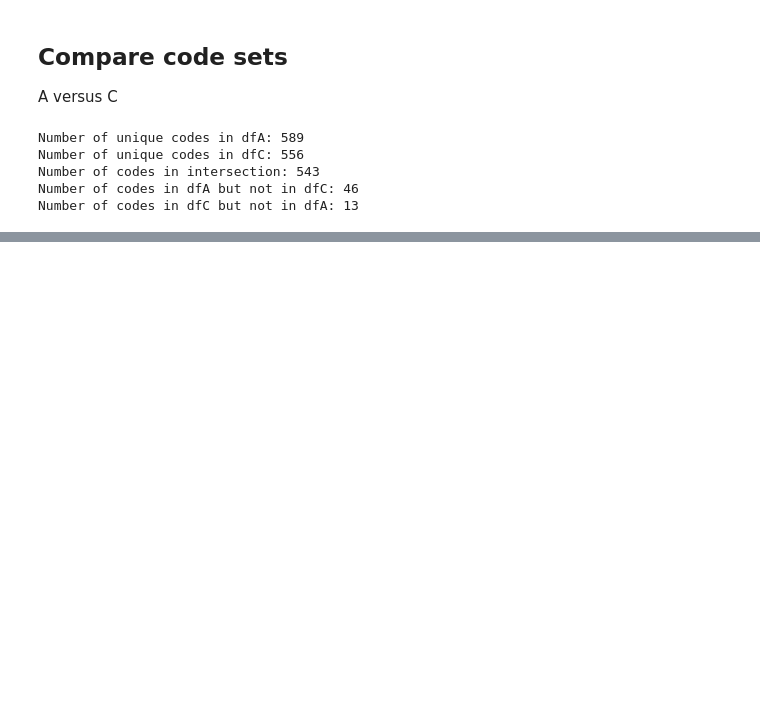
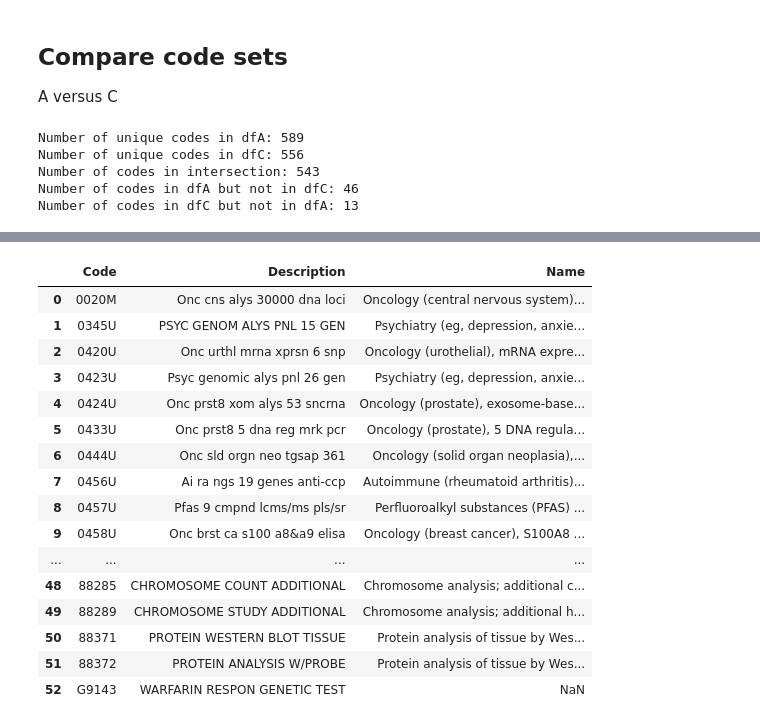
Before and after one commit to jeremyjyang/unmchp, a Jupyter notebook: colab/CPT_compare.ipynb, the cells around one changed output, grey strips where cells are left out. Cells and saved outputs as stored; diff of their text form; code cells hidden in the pictures; blank space fills up the shorter version.

```diff
--- a/colab/CPT_compare.ipynb
+++ b/colab/CPT_compare.ipynb
@@ -212,0 +281,5 @@ Codes in dfC but not in dfA (13): 0485U, 0481U, 81463, 0246U, 81462, 81441, 8145
+# %%
+setD = set(dfD['Code'])
+intersectionAD = setA.intersection(setD)
+differenceAD = setA.difference(setD)
+differenceDA = setD.difference(setA)
@@ -212,0 +335,5 @@ Codes in dfC but not in dfA (13): 0485U, 0481U, 81463, 0246U, 81462, 81441, 8145
+# %%
+df_diffAD = dfA[dfA['Code'].isin(differenceAD)]
+df_diffAD = df_diffAD[['Code', 'Description']]
+df_diffAD['UMLS_Link'] = df_diffAD['Code'].str.replace("^", "https://cts.nlm.nih.gov/fhir/res/CodeSystem/$lookup?system=http%3A%2F%2Fwww.ama-assn.org%2Fgo%2Fcpt&version=2025&_format=json&code=", regex=True)
+df_diffAD.head()
@@ -212,0 +349,7 @@ Codes in dfC but not in dfA (13): 0485U, 0481U, 81463, 0246U, 81462, 81441, 8145
+# %%
+url = 'https://raw.githubusercontent.com/jeremyjyang/unmchp/refs/heads/main/data/Biomarker-Testing-Codes_bioclients-umls-api-out-selectedcols.tsv'
+try:
+    df_umls = pd.read_csv(url, sep='\t')
+    display(df_umls.head())
+except Exception as e:
+    print(f"An error occurred while reading the file from URL: {e}")
@@ -212,0 +363,4 @@ Codes in dfC but not in dfA (13): 0485U, 0481U, 81463, 0246U, 81462, 81441, 8145
+# %%
+df_umls = df_umls[['CPT_id', 'name']]
+df_umls.columns = ['Code', 'Name']
+df_umls.head()
@@ -212,0 +383,21 @@ Codes in dfC but not in dfA (13): 0485U, 0481U, 81463, 0246U, 81462, 81441, 8145
+# %%
+df_diffAD = pd.merge(df_diffAD, df_umls, on='Code', how='left')
+df_diffAD[['Code', 'Description', 'Name']].head(100)
+# %% [output]
+|  | Code | Description | Name |
+| 0 | 0020M | Onc cns alys 30000 dna loci | Oncology (central nervous system)... |
+| 1 | 0345U | PSYC GENOM ALYS PNL 15 GEN | Psychiatry (eg, depression, anxie... |
+| 2 | 0420U | Onc urthl mrna xprsn 6 snp | Oncology (urothelial), mRNA expre... |
+| 3 | 0423U | Psyc genomic alys pnl 26 gen | Psychiatry (eg, depression, anxie... |
+| 4 | 0424U | Onc prst8 xom alys 53 sncrna | Oncology (prostate), exosome-base... |
+| 5 | 0433U | Onc prst8 5 dna reg mrk pcr | Oncology (prostate), 5 DNA regula... |
+| 6 | 0444U | Onc sld orgn neo tgsap 361 | Oncology (solid organ neoplasia),... |
+| 7 | 0456U | Ai ra ngs 19 genes anti-ccp | Autoimmune (rheumatoid arthritis)... |
+| 8 | 0457U | Pfas 9 cmpnd lcms/ms pls/sr | Perfluoroalkyl substances (PFAS) ... |
+| 9 | 0458U | Onc brst ca s100 a8&a9 elisa | Oncology (breast cancer), S100A8 ... |
+| ... | ... | ... | ... |
+| 48 | 88285 | CHROMOSOME COUNT ADDITIONAL | Chromosome analysis; additional c... |
+| 49 | 88289 | CHROMOSOME STUDY ADDITIONAL | Chromosome analysis; additional h... |
+| 50 | 88371 | PROTEIN WESTERN BLOT TISSUE | Protein analysis of tissue by Wes... |
+| 51 | 88372 | PROTEIN ANALYSIS W/PROBE | Protein analysis of tissue by Wes... |
+| 52 | G9143 | WARFARIN RESPON GENETIC TEST | NaN |
```
Also changed, not shown: parts of 32 cells of this notebook.
